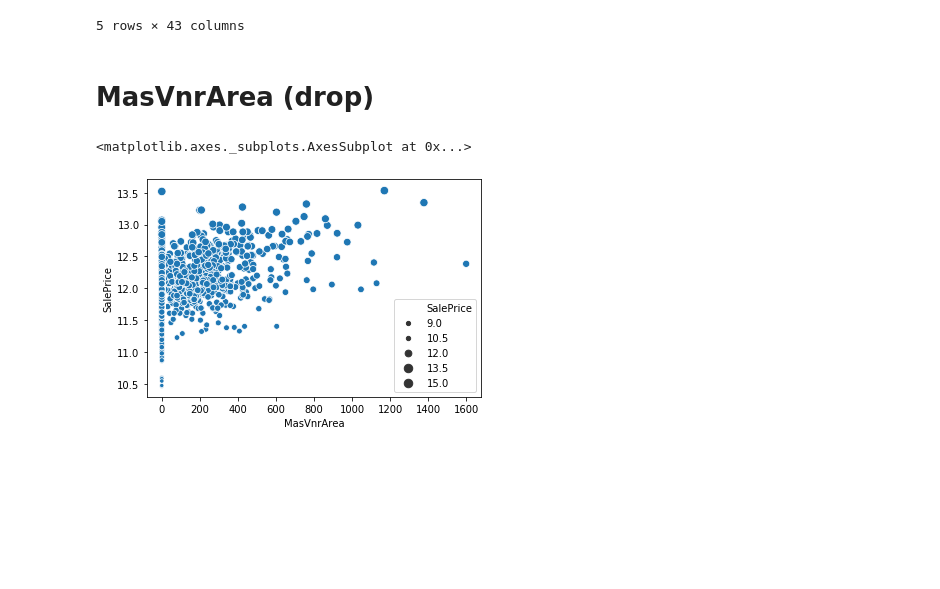
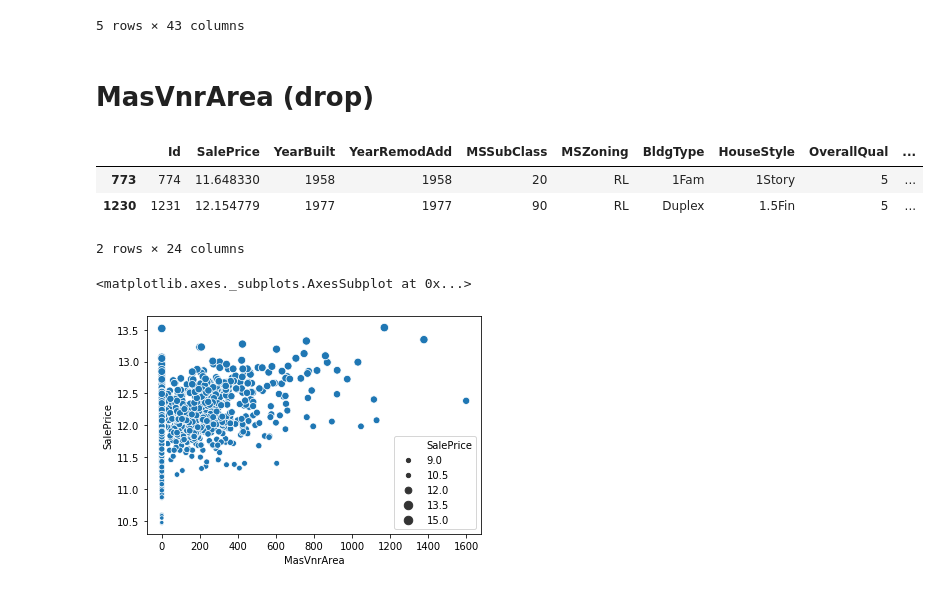
Before and after one commit to arishty/ml-housing, a Jupyter notebook: utitilies_house_struc/House_Structure_Utilities_EDA.ipynb, the cells around one changed output. Saved outputs shown, nothing was run; the diff lists cells and outputs as text; code cells hidden in the pictures; blank space fills up the shorter version.

```diff
--- a/utitilies_house_struc/House_Structure_Utilities_EDA.ipynb
+++ b/utitilies_house_struc/House_Structure_Utilities_EDA.ipynb
@@ -1093,6 +1112,13 @@ cleaned_df.tail()
 5 rows × 43 columns
 # %% [markdown]
 # MasVnrArea (drop)
+# %%
+strut.loc[ strut.MasVnrArea == 1 ]
+# %% [output]
+|  | Id | SalePrice | YearBuilt | YearRemodAdd | MSSubClass | MSZoning | BldgType | HouseStyle | OverallQual | ... |
+| 773 | 774 | 11.648330 | 1958 | 1958 | 20 | RL | 1Fam | 1Story | 5 | ... |
+| 1230 | 1231 | 12.154779 | 1977 | 1977 | 90 | RL | Duplex | 1.5Fin | 5 | ... |
+2 rows × 24 columns
 # %%
 sns.scatterplot(x = 'MasVnrArea', y = 'SalePrice', data = strut, size = 'SalePrice', y_jitter=True)
 # %% [output]
```
Also changed, not shown: parts of 4 cells of this notebook.
